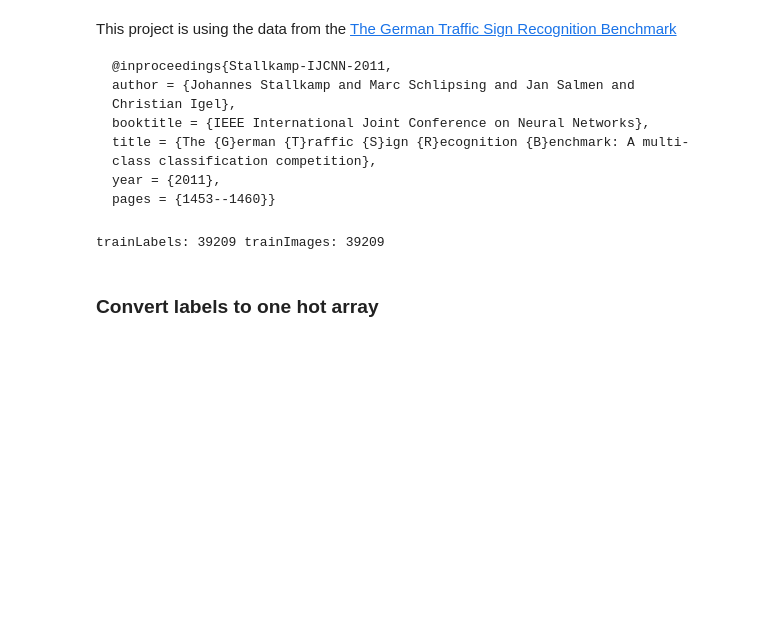
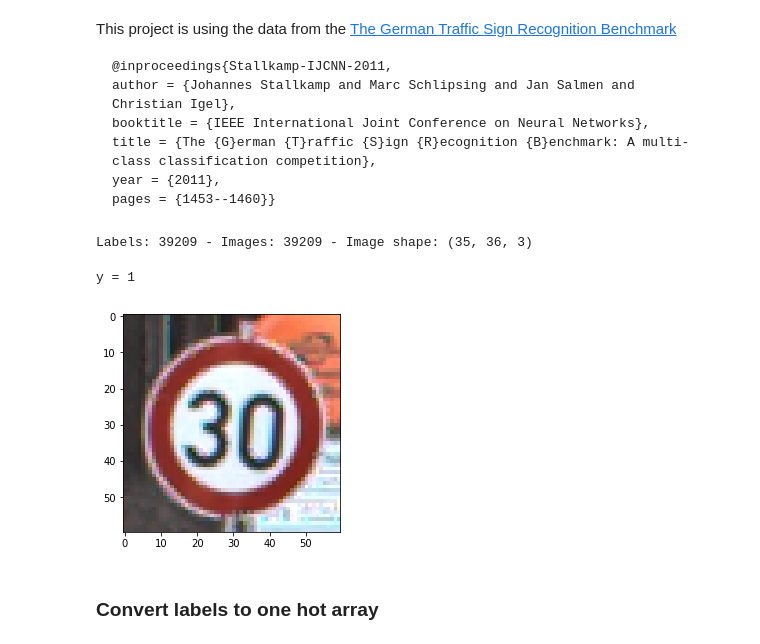
Before and after one commit to KaramMawas/Traffic_Sign_Recognition, a Jupyter notebook: Traffic Sign Recognition.ipynb, the cells around one changed output. Saved outputs shown, nothing was run; the diff lists cells and outputs as text; code cells hidden in the pictures; blank space fills up the shorter version.

```diff
--- a/Traffic Sign Recognition.ipynb
+++ b/Traffic Sign Recognition.ipynb
@@ -28,7 +24,21 @@ trainImages, trainLabels = readTrafficSigns('./GTSRB/Training')
-# %%
-print ('trainLabels:',len(trainLabels), 'trainImages:',len(trainImages))
-# %% [output]
-trainLabels: 39209 trainImages: 39209
+# %%
+TRAIN_DATA_PATH = './GTSRB/Training'
+TEST_DATA_PATH = './GTSRB/Test'
+CLASSES_NUM = 43
+# %%
+images, labels = readTrafficSigns(TRAIN_DATA_PATH)
+# %%
+print ('Labels:',len(labels), '- Images:',len(images), '- Image shape:', images[100].shape)
+# %% [output]
+Labels: 39209 - Images: 39209 - Image shape: (35, 36, 3)
+# %%
+# Example of an image
+index = 2000
+plt.imshow(images[index])
+print ("y = " + str(labels[index]))
+# %% [output]
+y = 1
+[figure, added]
 # %% [markdown]
 ### Convert labels to one hot array
 # %%
```
Also changed, not shown: parts of 43 cells of this notebook, 5 other files.
